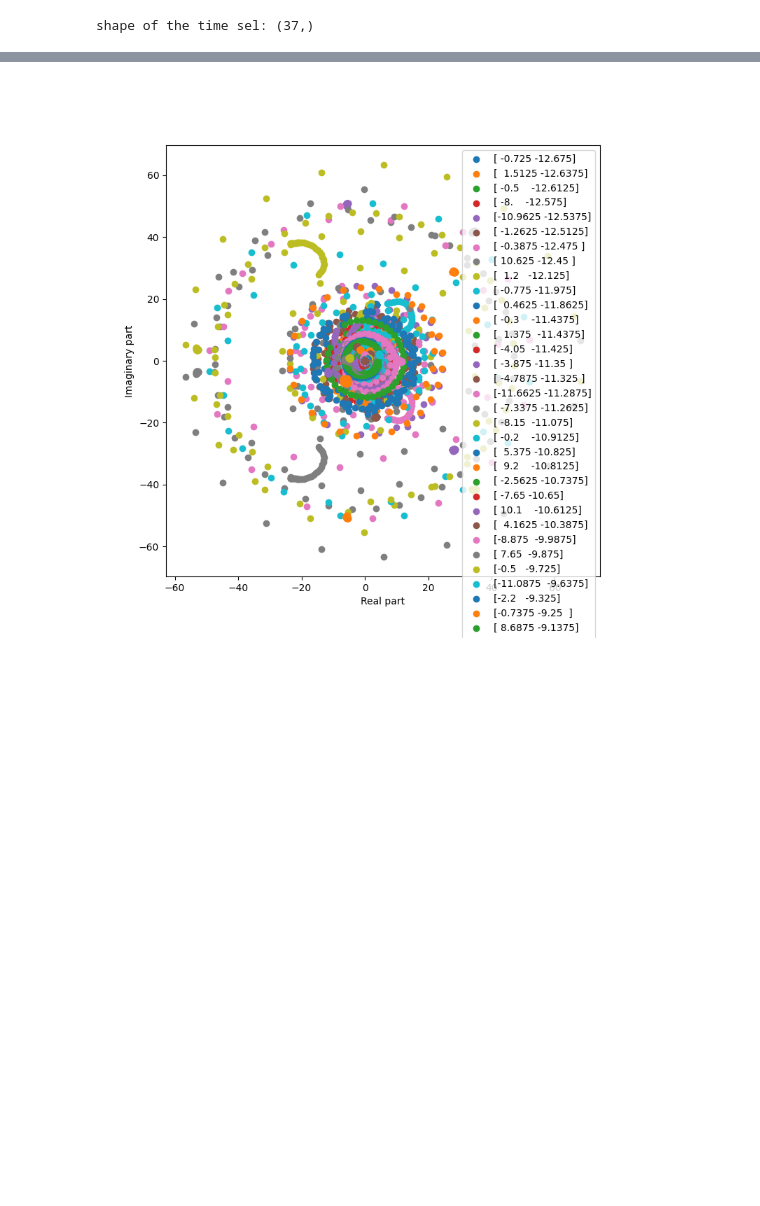
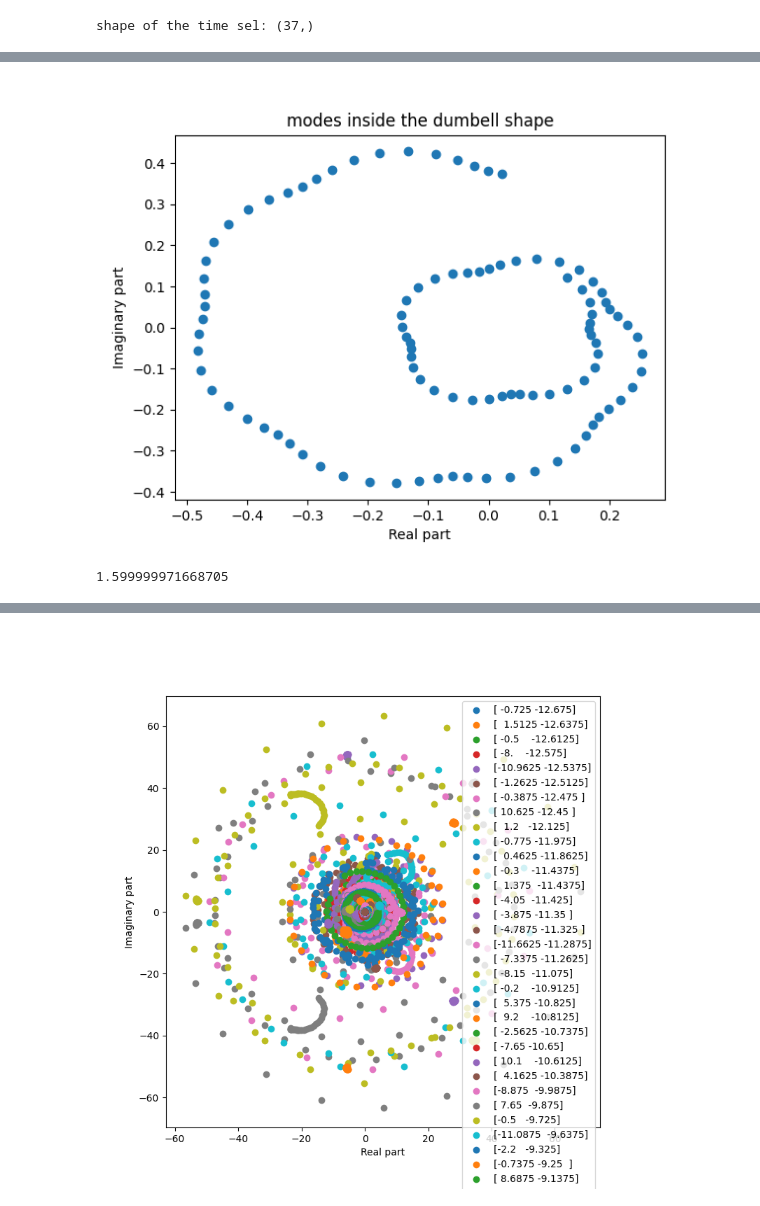
Before and after one commit to LennardMiller/Stage_M2, a Jupyter notebook: Rossby_diag.ipynb, the cells around one changed output, grey strips where cells are left out. Drawn from its saved outputs; the diff is of its cells as text; code cells hidden in the pictures; blank space fills up the shorter version.

```diff
--- a/Rossby_diag.ipynb
+++ b/Rossby_diag.ipynb
@@ -994,0 +926,19 @@ plt.show()
+# %%
+#plotting the modes inside the dumbell shape
+k=0.02
+l=0.02
+real_part_tab,imag_part_tab=fft2d_RI_mode(psi,k,l,Lx,nx,ny,time_sel_tab)
+
+plt.figure()
+plt.scatter(real_part_tab,imag_part_tab)
+plt.title("modes inside the dumbell shape")
+plt.xlabel('Real part')
+plt.ylabel('Imaginary part')
+plt.show()
+# %% [output]
+[figure, added]
+# %%
+n=Lx*k/(np.pi*2)
+print(n)
+# %% [output]
+1.599999971668705
```
Also changed, not shown: parts of 20 cells of this notebook, 6 other files.
